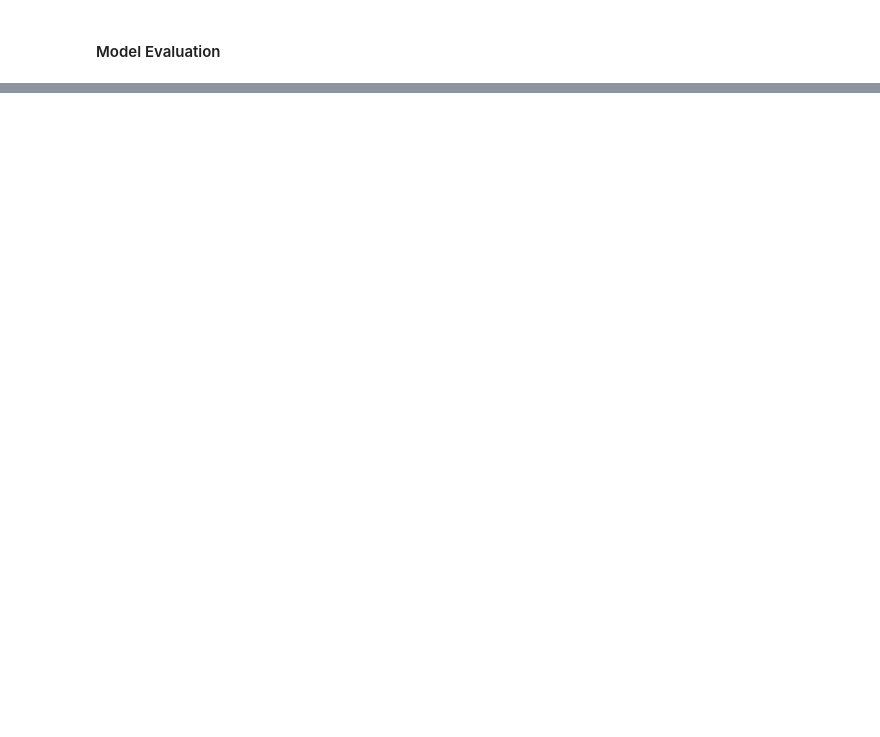
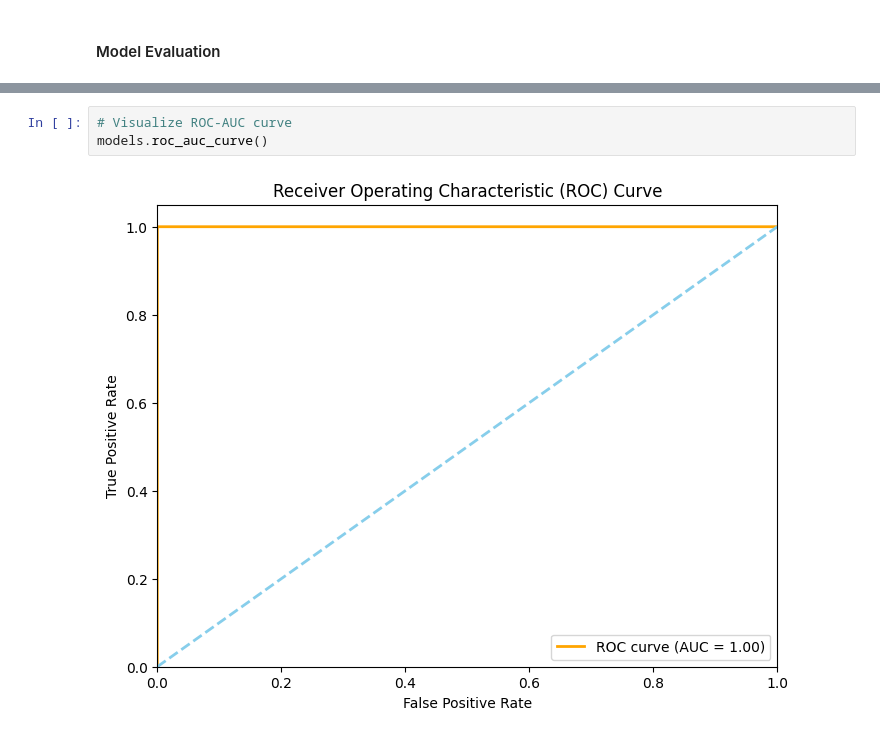
Before and after one commit to amsalugetasew/10_Academy_AI_Mastery_kifiya_Week_6, a Jupyter notebook: Notebooks/main.ipynb, the cells around one changed output, grey strips where cells are left out. Saved outputs shown, nothing was run; the diff lists cells and outputs as text; blank space fills up the shorter version.

```diff
--- a/Notebooks/main.ipynb
+++ b/Notebooks/main.ipynb
@@ -547,0 +508,5 @@ print("ROC-AUC:", roc_auc_score(y_test, best_rf.predict_proba(X_test)[:, 1]))
+# %%
+# Visualize ROC-AUC curve
+models.roc_auc_curve()
+# %% [output]
+[figure, added]
```
Also changed, not shown: parts of 38 cells of this notebook, 20 other files.
